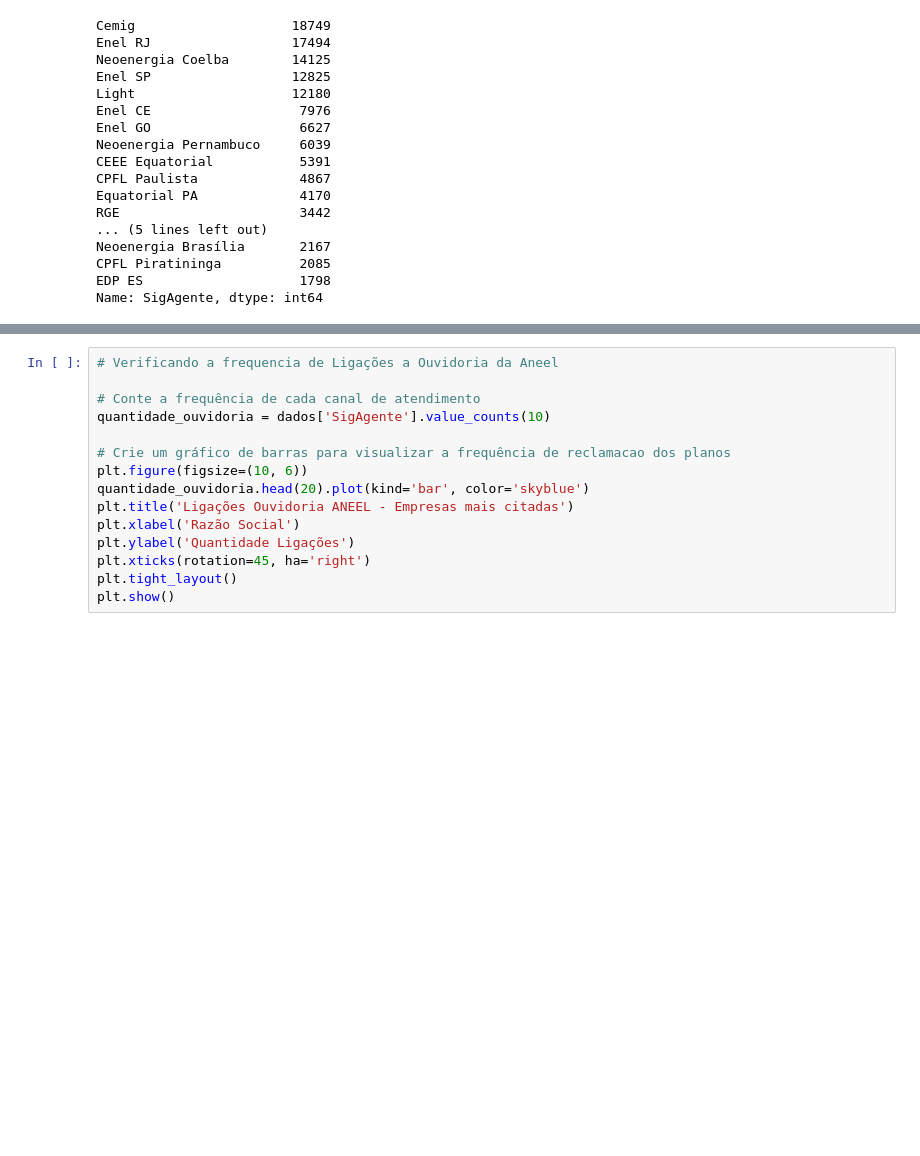
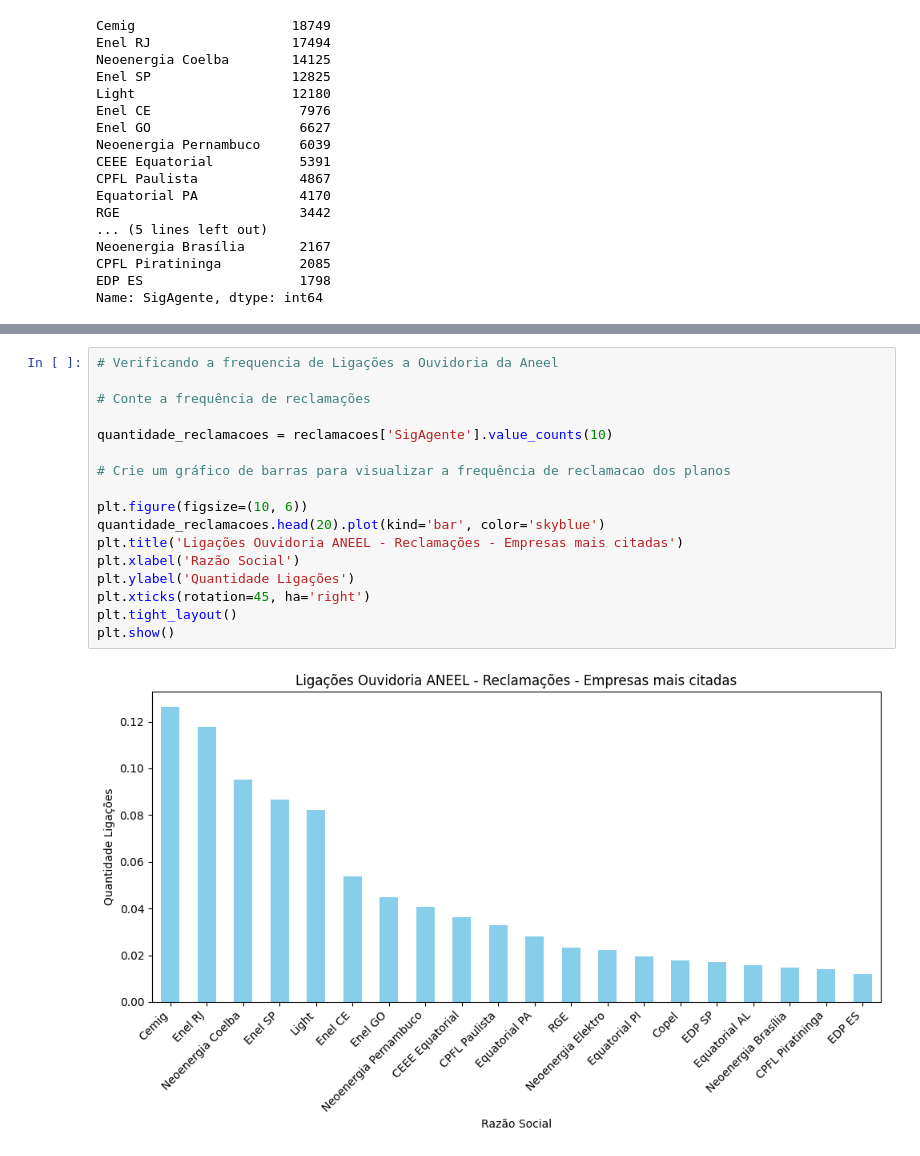
Before and after one commit to LerinaMM/satisfacao_consumidor_aneel, a Jupyter notebook: aneel_ouvidoria.ipynb, the cells around one changed output, grey strips where cells are left out. Cells and saved outputs as stored; diff of their text form; blank space fills up the shorter version.

```diff
--- a/aneel_ouvidoria.ipynb
+++ b/aneel_ouvidoria.ipynb
@@ -344,15 +383,19 @@ Name: SigAgente, dtype: int64
 # %%
 # Verificando a frequencia de Ligações a Ouvidoria da Aneel
 
-# Conte a frequência de cada canal de atendimento
-quantidade_ouvidoria = dados['SigAgente'].value_counts(10)
+# Conte a frequência de reclamações
+
+quantidade_reclamacoes = reclamacoes['SigAgente'].value_counts(10)
 
 # Crie um gráfico de barras para visualizar a frequência de reclamacao dos planos
+
 plt.figure(figsize=(10, 6))
-quantidade_ouvidoria.head(20).plot(kind='bar', color='skyblue')
-plt.title('Ligações Ouvidoria ANEEL - Empresas mais citadas')
+quantidade_reclamacoes.head(20).plot(kind='bar', color='skyblue')
+plt.title('Ligações Ouvidoria ANEEL - Reclamações - Empresas mais citadas')
 plt.xlabel('Razão Social')
 plt.ylabel('Quantidade Ligações')
 plt.xticks(rotation=45, ha='right')
 plt.tight_layout()
 plt.show()
+# %% [output]
+[figure, added]
```
Also changed, not shown: parts of 5 cells of this notebook.
